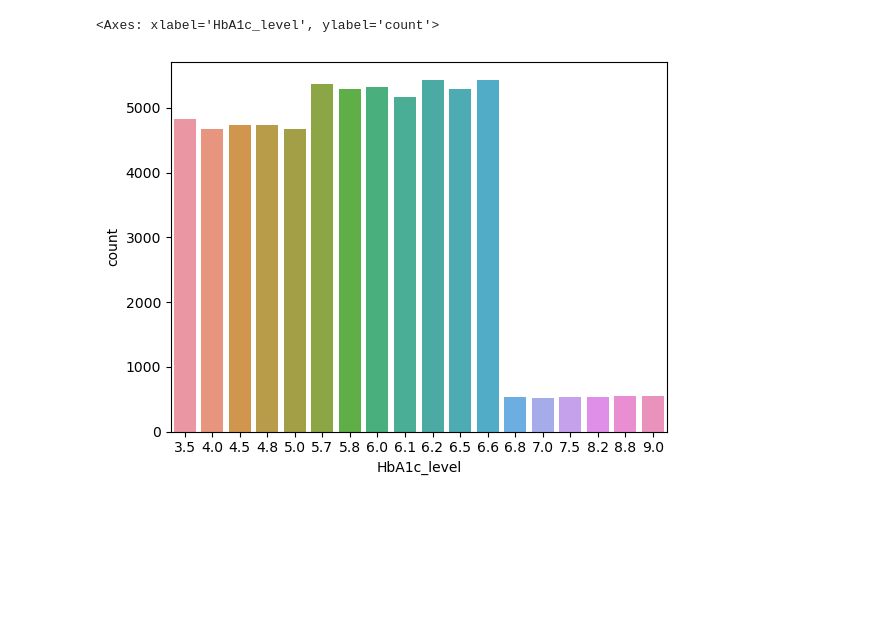
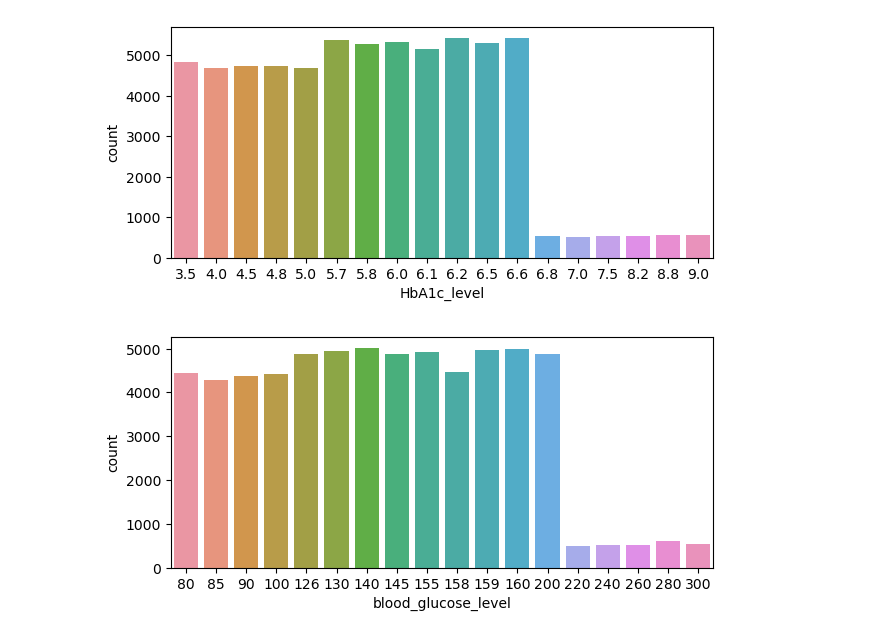
Before and after one commit to tobiasuihlein/diabetes_screening_and_diagnostics, a Jupyter notebook: notebooks/Draft.ipynb, the cells around one changed output. Cells and saved outputs as stored; diff of their text form; code cells hidden in the pictures; blank space fills up the shorter version.

```diff
--- a/notebooks/Draft.ipynb
+++ b/notebooks/Draft.ipynb
@@ -18,8 +19,9 @@ df = pd.read_csv("../data/diabetes_prediction_dataset.csv")
 # %%
-# drop rows
+# drop missing values
 df=df.loc[df['smoking_history'] != 'No Info']
 df=df.loc[df['gender'] != 'Other']
 
-# aggregate values
-df['smoking_history'].loc[df["smoking_history"] == 'not current'] = 'former'
+# aggregate values for smoking history
+df.loc[df['smoking_history'] == 'not current', 'smoking_history'] = 'former'
+df.loc[df['smoking_history'] == 'ever', 'smoking_history'] = 'never'
 # %%
@@ -30,5 +33,12 @@ sns.countplot(df, x='smoking_history')
 # %%
+plt.figure(figsize=(7, 3))
 sns.countplot(df, x='HbA1c_level')
+plt.show()
 # %% [output]
-<Axes: xlabel='HbA1c_level', ylabel='count'>
-[figure, old version]
+[figure, new version]
+# %%
+plt.figure(figsize=(7, 3))
+sns.countplot(df, x='blood_glucose_level')
+plt.show()
+# %% [output]
+[figure, added]
```
Also changed, not shown: parts of 37 cells of this notebook, 2 other files.
